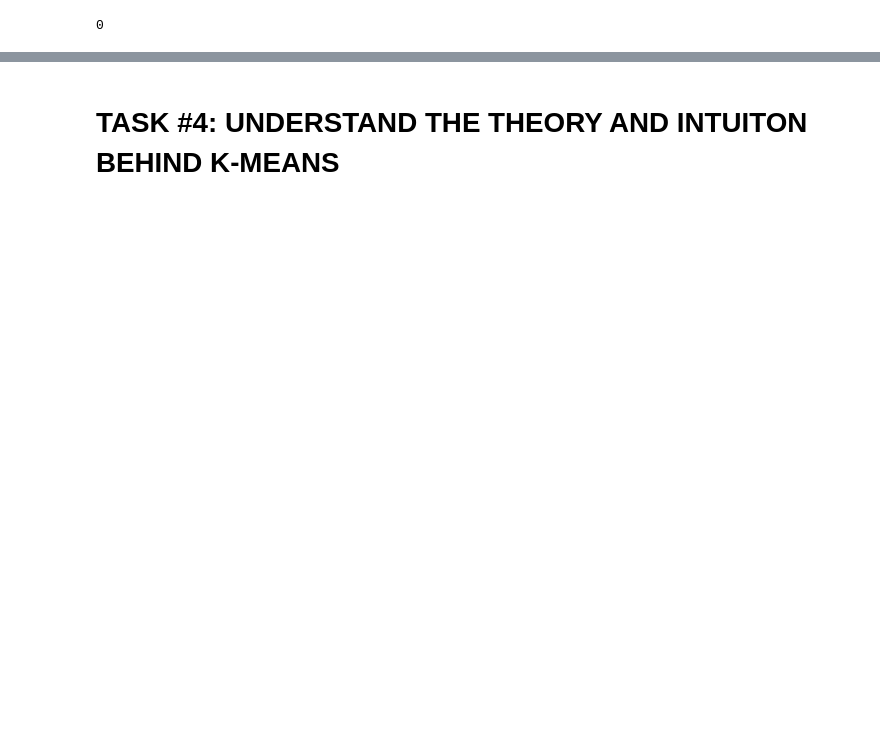
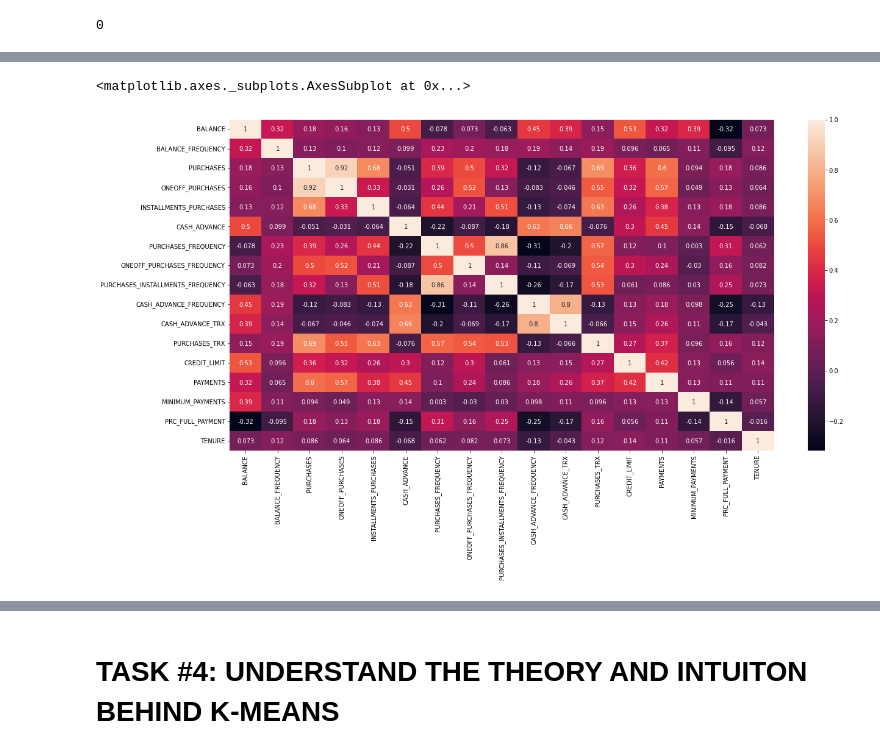
Before and after one commit to aksevenli/Data-Science-for-Business, a Jupyter notebook: Marketing_Department_Skeleton.ipynb, the cells around one changed output, grey strips where cells are left out. Drawn from its saved outputs; the diff is of its cells as text; code cells hidden in the pictures; blank space fills up the shorter version.

```diff
--- a/Marketing_Department_Skeleton.ipynb
+++ b/Marketing_Department_Skeleton.ipynb
@@ -182,4 +308,11 @@ Index(['BALANCE', 'BALANCE_FREQUENCY', 'PURCHASES', 'ONEOFF_PURCHASES',
 # sns.pairplot(creditcard_df)
 # Correlation between 'PURCHASES' and ONEOFF_PURCHASES & INSTALMENT_PURCHASES
 # Trend between 'PURCHASES' and 'CREDIT_LIMIT' & 'PAYMENTS'
+correlations = creditcard_df.corr()
+# %%
+fig, ax = plt.subplots(figsize=(20, 10))
+sns.heatmap(correlations, annot = True)
+# %% [output]
+<matplotlib.axes._subplots.AxesSubplot at 0x...>
+[figure, added]
 # %%
```
Also changed, not shown: parts of 28 cells of this notebook.
